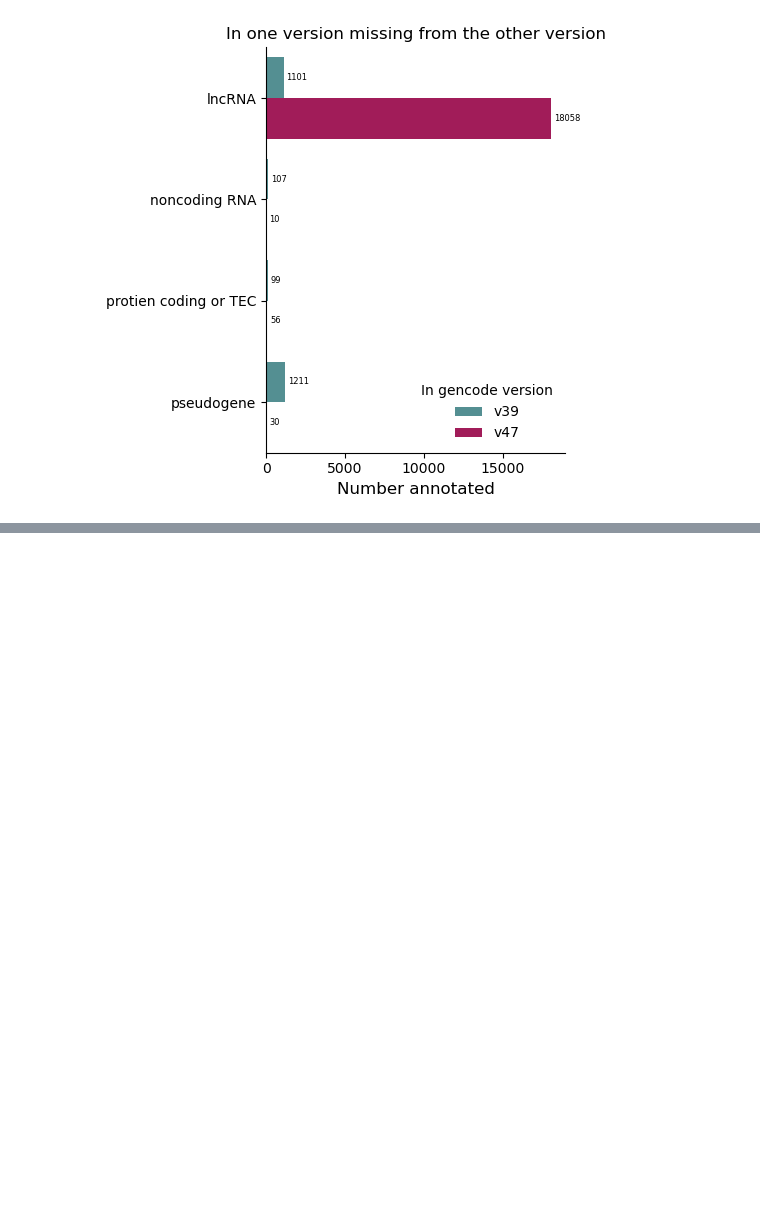
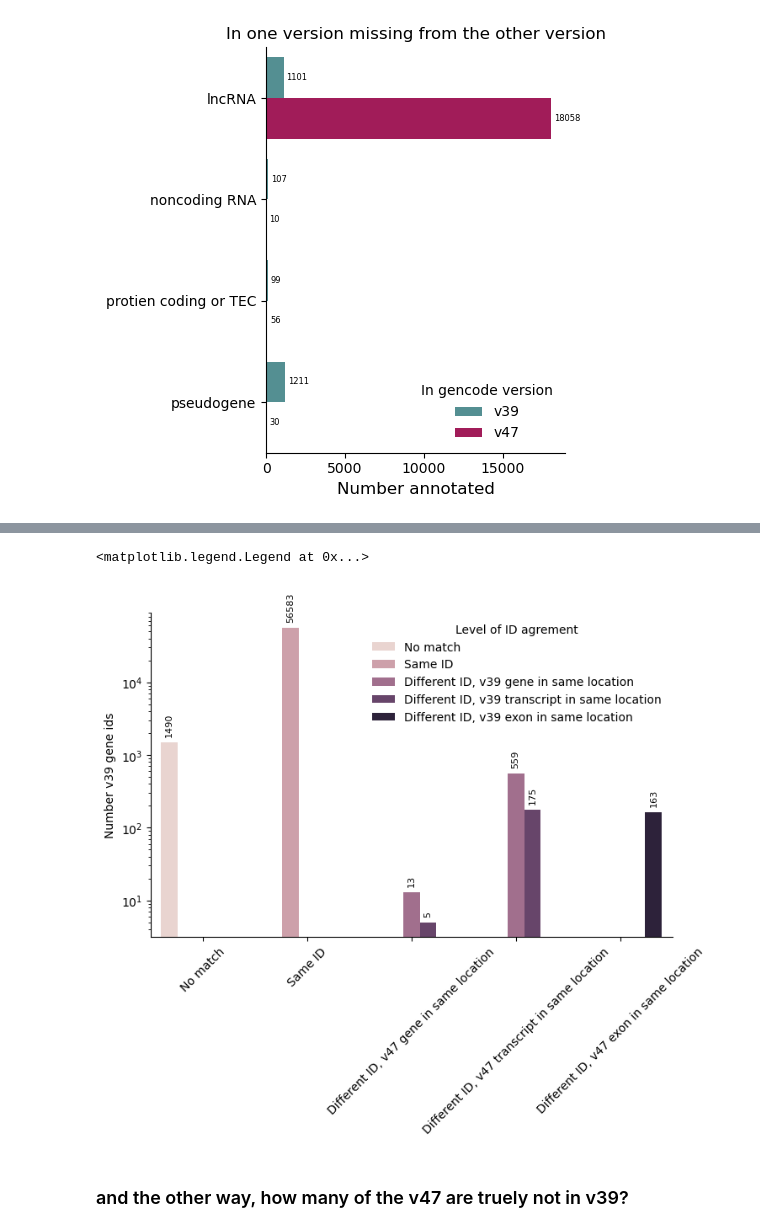
Before and after one commit to danielnachun/gtex-gencode47, a Jupyter notebook: notebooks/compare_gencode.ipynb, the cells around one changed output, grey strips where cells are left out. Cells and saved outputs as stored; diff of their text form; code cells hidden in the pictures; blank space fills up the shorter version.

```diff
--- a/notebooks/compare_gencode.ipynb
+++ b/notebooks/compare_gencode.ipynb
@@ -341,0 +301,19 @@ Name: count, dtype: int64
+# %%
+fig, ax = plt.subplots(figsize=(8,5))
+
+sns.countplot(v47_location_merged_v39_grouped, x='match_idx_v47', hue='match_idx_v39', ax=ax)
+# add numbers to plot
+for container in ax.containers:
+    ax.bar_label(container, padding=5, fontsize=8, rotation=90)
+ax.set_yscale('log')
+ax.spines[['top', 'right']].set_visible(False)
+
+ax.set_xlabel('')
+ax.set_ylabel('Number v39 gene ids')
+ax.set_xticklabels(labels=['No match', 'Same ID', 'Different ID, v47 gene in same location', 'Different ID, v47 transcript in same location', 'Different ID, v47 exon in same location'], rotation=45)
+plt.legend(title='Level of ID agrement', loc='upper right', frameon=False, labels=['No match', 'Same ID', 'Different ID, v39 gene in same location', 'Different ID, v39 transcript in same location', 'Different ID, v39 exon in same location'])
+# %% [output]
+<matplotlib.legend.Legend at 0x...>
+[figure, added]
+# %% [markdown]
+### and the other way, how many of the v47 are truely not in v39?
```
Also changed, not shown: parts of 26 cells of this notebook, 8 other files.
